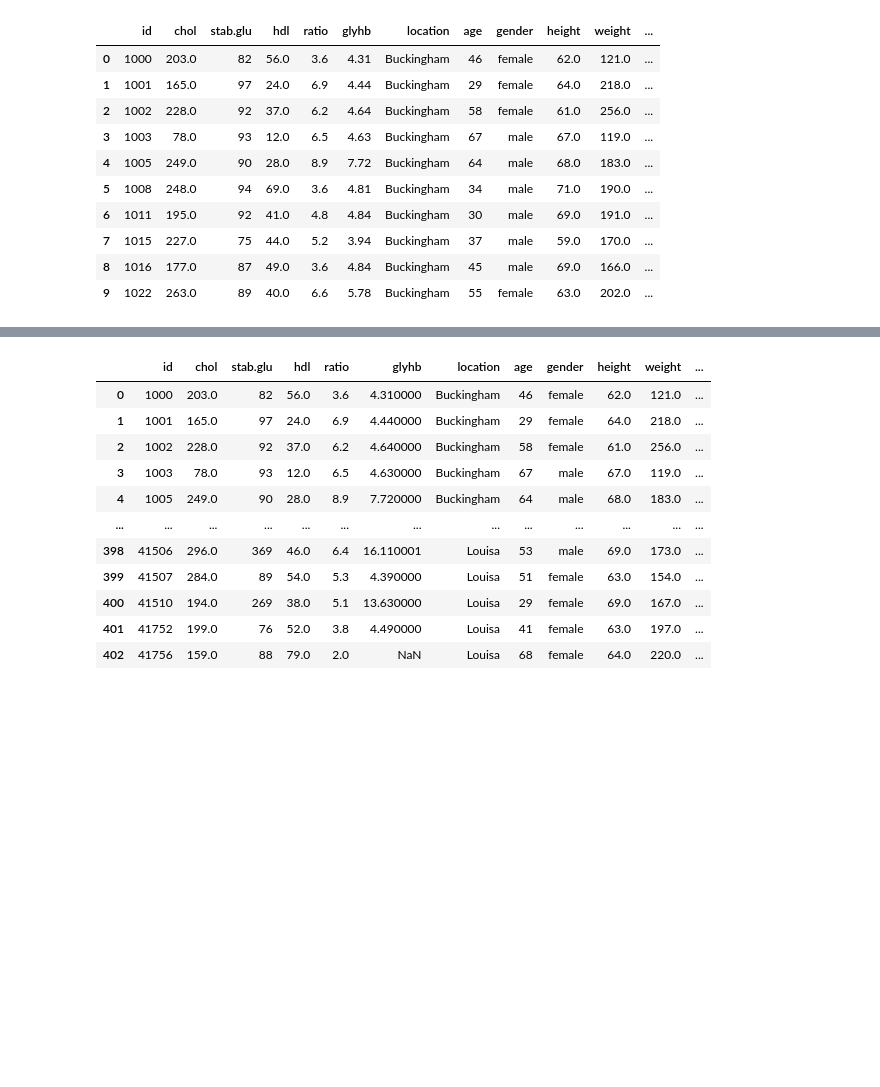
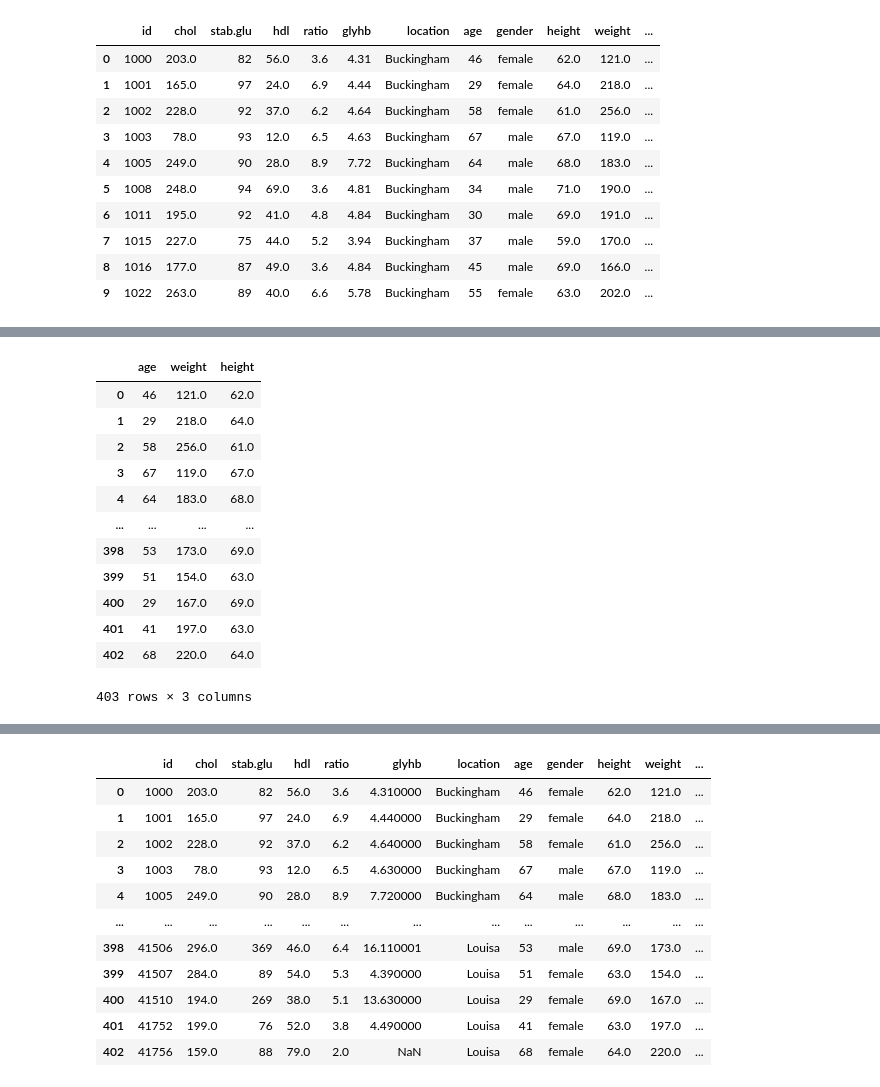
Before and after one commit to gmkumar1988/Data-Analytics-Projects, a Jupyter notebook: Diabetes_Prediction.ipynb, the cells around one changed output, grey strips where cells are left out. Drawn from its saved outputs; the diff is of its cells as text; code cells hidden in the pictures; blank space fills up the shorter version.

```diff
--- a/Diabetes_Prediction.ipynb
+++ b/Diabetes_Prediction.ipynb
@@ -21,0 +44,16 @@ Reading data:
+# %%
+diabetes_dataset.loc[:,['age','weight','height']]
+# %% [output]
+|  | age | weight | height |
+| 0 | 46 | 121.0 | 62.0 |
+| 1 | 29 | 218.0 | 64.0 |
+| 2 | 58 | 256.0 | 61.0 |
+| 3 | 67 | 119.0 | 67.0 |
+| 4 | 64 | 183.0 | 68.0 |
+| ... | ... | ... | ... |
+| 398 | 53 | 173.0 | 69.0 |
+| 399 | 51 | 154.0 | 63.0 |
+| 400 | 29 | 167.0 | 69.0 |
+| 401 | 41 | 197.0 | 63.0 |
+| 402 | 68 | 220.0 | 64.0 |
+403 rows × 3 columns
```
Also changed, not shown: parts of 10 cells of this notebook, 2 other files.
